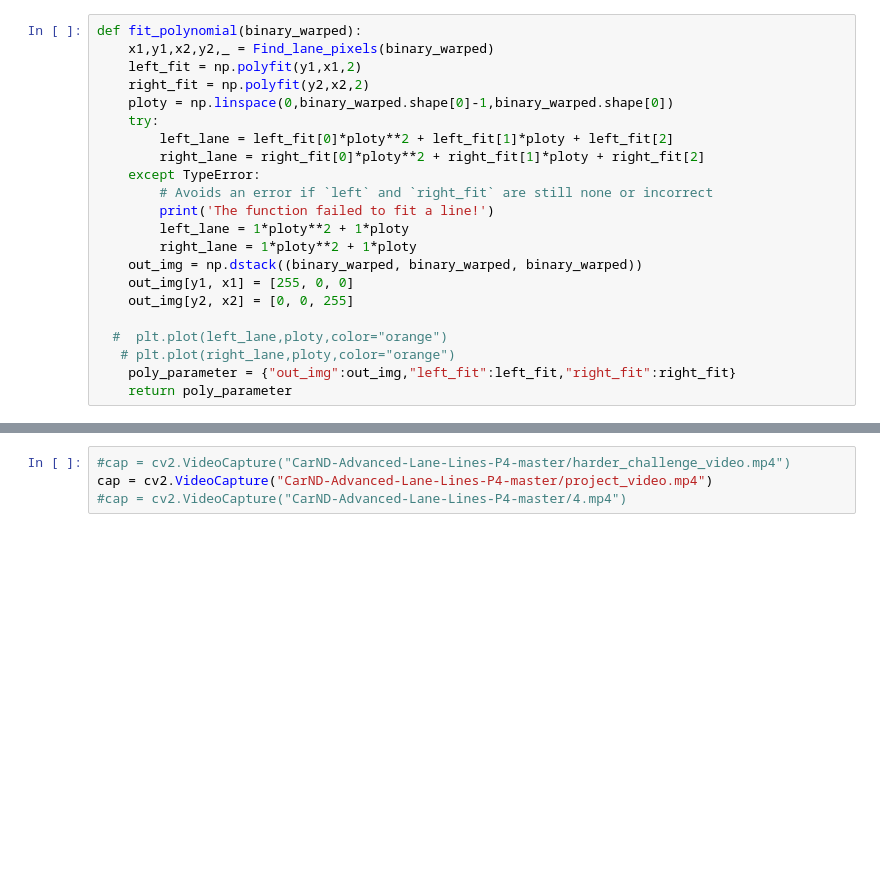
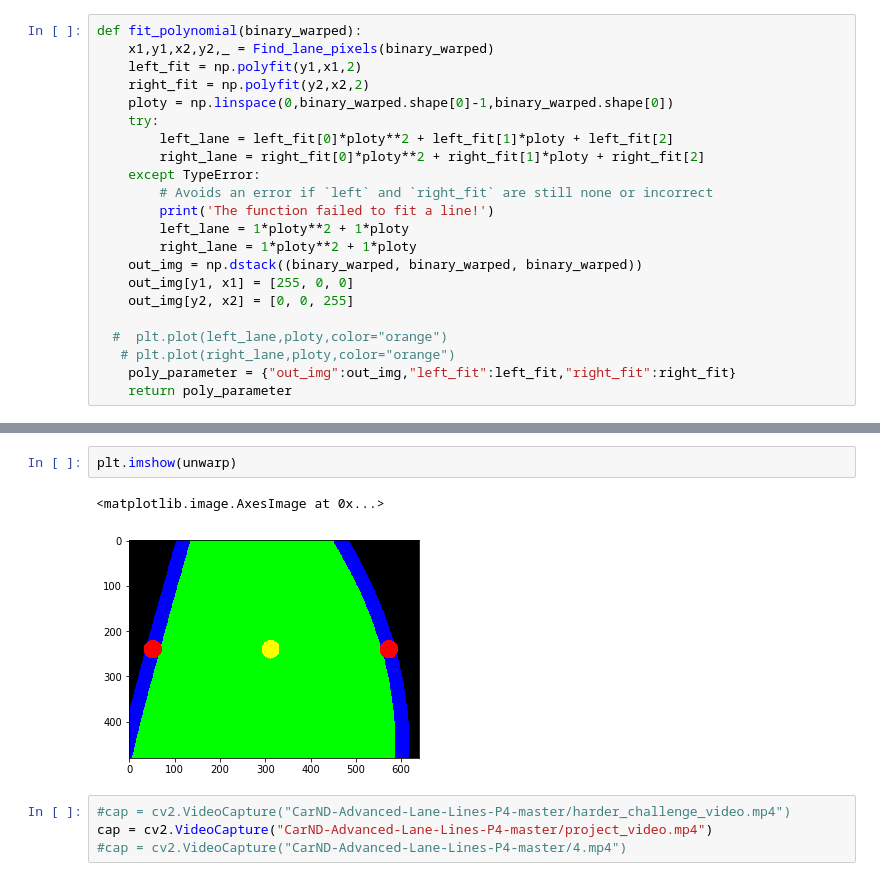
Before and after one commit to aayushrai/Advanced-lane-lines-detection, a Jupyter notebook: Advance_lane_lines_detection_version_2.0.ipynb, the cells around one changed output, grey strips where cells are left out. Cells and saved outputs as stored; diff of their text form; blank space fills up the shorter version.

```diff
--- a/Advance_lane_lines_detection_version_2.0.ipynb
+++ b/Advance_lane_lines_detection_version_2.0.ipynb
@@ -194,3 +194,8 @@ plt.imshow(result)
+# %%
+plt.imshow(unwarp)
+# %% [output]
+<matplotlib.image.AxesImage at 0x...>
+[figure, added]
 # %%
 #cap = cv2.VideoCapture("CarND-Advanced-Lane-Lines-P4-master/harder_challenge_video.mp4")
 cap = cv2.VideoCapture("CarND-Advanced-Lane-Lines-P4-master/project_video.mp4")
```
Also changed, not shown: parts of 5 cells of this notebook.
